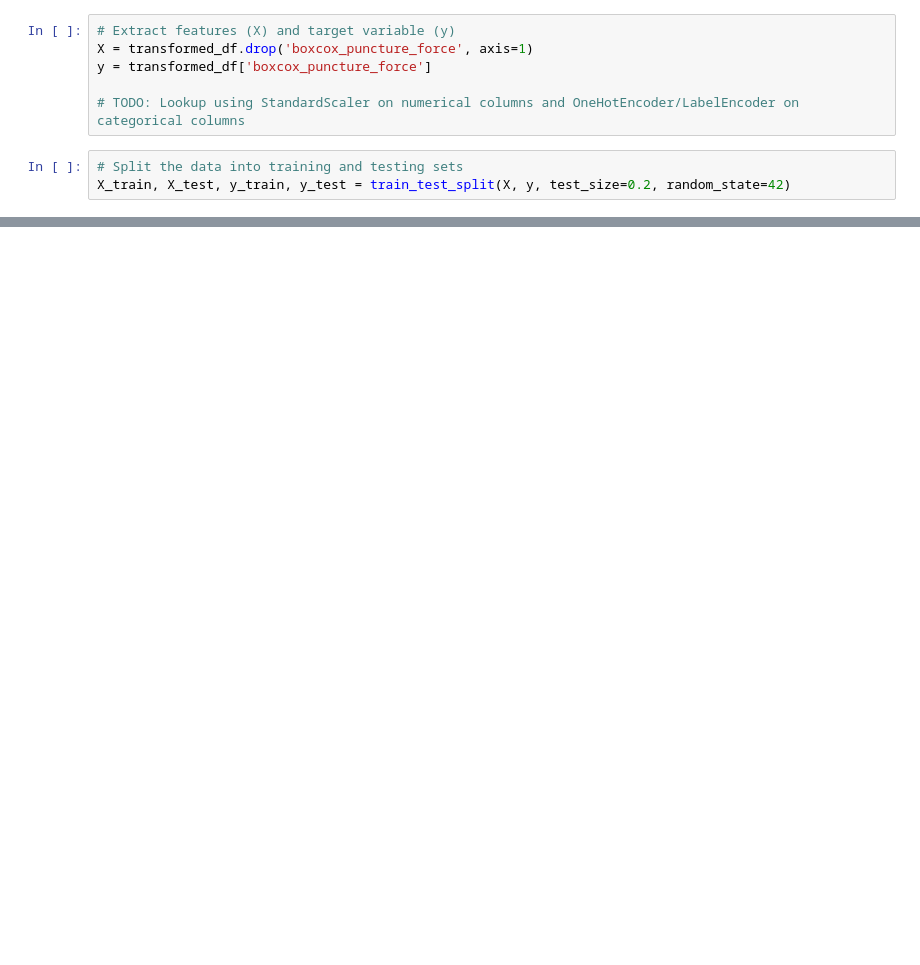
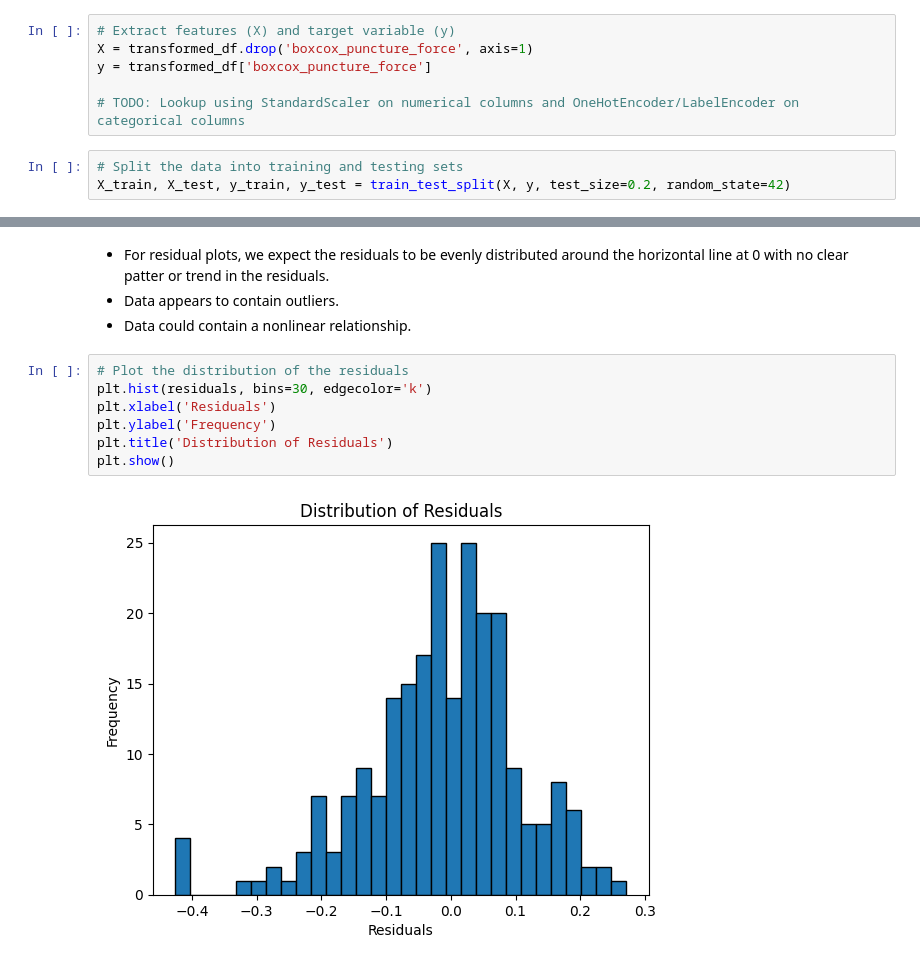
Before and after one commit to sh-abraham/L22-Predictive-Modeling-of-HTB, a Jupyter notebook: Backend/puncture_EDA.ipynb, the cells around one changed output, grey strips where cells are left out. Saved outputs shown, nothing was run; the diff lists cells and outputs as text; blank space fills up the shorter version.

```diff
--- a/Backend/puncture_EDA.ipynb
+++ b/Backend/puncture_EDA.ipynb
@@ -340,0 +421,13 @@ def transform_data(df):
+# %% [markdown]
+* For residual plots, we expect the residuals to be evenly distributed around the horizontal line at 0 with no clear patter or trend in the residuals.
+* Data appears to contain outliers.
+* Data could contain a nonlinear relationship.
+# %%
+# Plot the distribution of the residuals
+plt.hist(residuals, bins=30, edgecolor='k')
+plt.xlabel('Residuals')
+plt.ylabel('Frequency')
+plt.title('Distribution of Residuals')
+plt.show()
+# %% [output]
+[figure, added]
```
Also changed, not shown: parts of 27 cells of this notebook.
